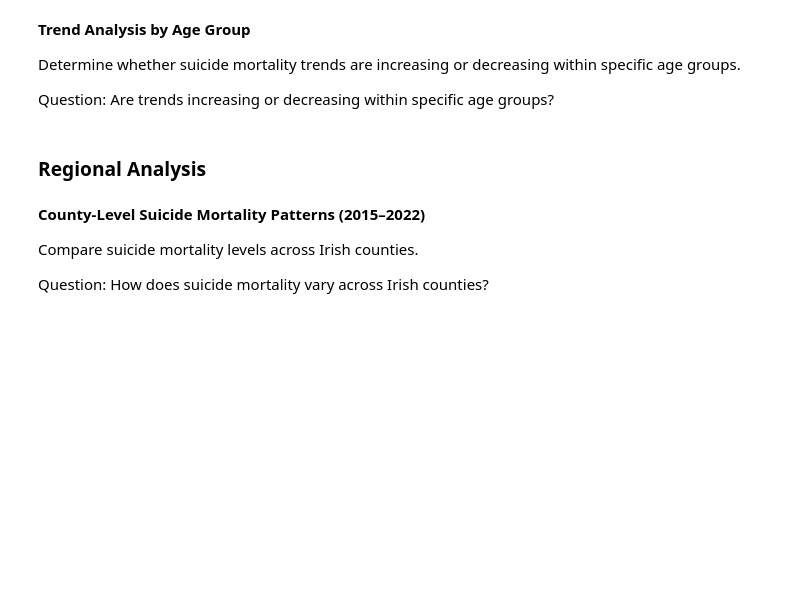
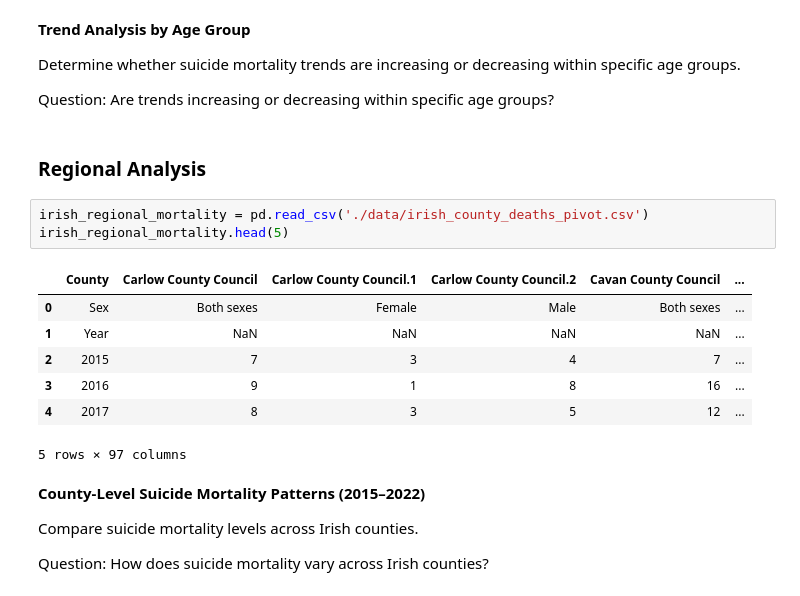
Before and after one commit to NibnabCodes/pfda_project, a Jupyter notebook: analysis.ipynb, the cells around one changed output. Drawn from its saved outputs; the diff is of its cells as text; blank space fills up the shorter version.

```diff
--- a/analysis.ipynb
+++ b/analysis.ipynb
@@ -783,6 +794,17 @@ Determine whether suicide mortality trends are increasing or decreasing within s
 Question: Are trends increasing or decreasing within specific age groups?
 # %% [markdown]
 ### **Regional Analysis**
+# %%
+irish_regional_mortality = pd.read_csv('./data/irish_county_deaths_pivot.csv')
+irish_regional_mortality.head(5)
+# %% [output]
+|  | County | Carlow County Council | Carlow County Council.1 | Carlow County Council.2 | Cavan County Council | ... |
+| 0 | Sex | Both sexes | Female | Male | Both sexes | ... |
+| 1 | Year | NaN | NaN | NaN | NaN | ... |
+| 2 | 2015 | 7 | 3 | 4 | 7 | ... |
+| 3 | 2016 | 9 | 1 | 8 | 16 | ... |
+| 4 | 2017 | 8 | 3 | 5 | 12 | ... |
+5 rows × 97 columns
 # %% [markdown]
 **County-Level Suicide Mortality Patterns (2015–2022)**
 
```
Also changed, not shown: parts of 3 cells of this notebook.
